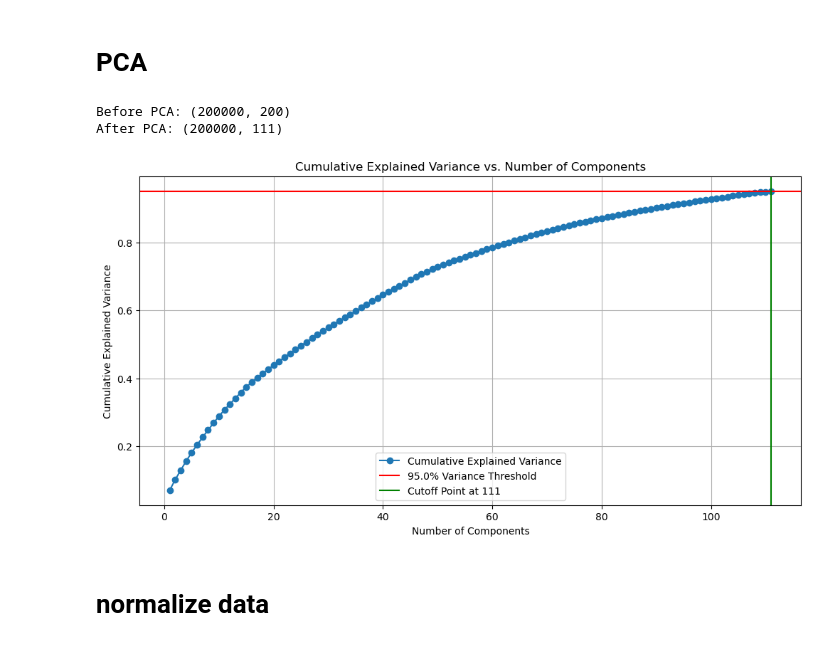
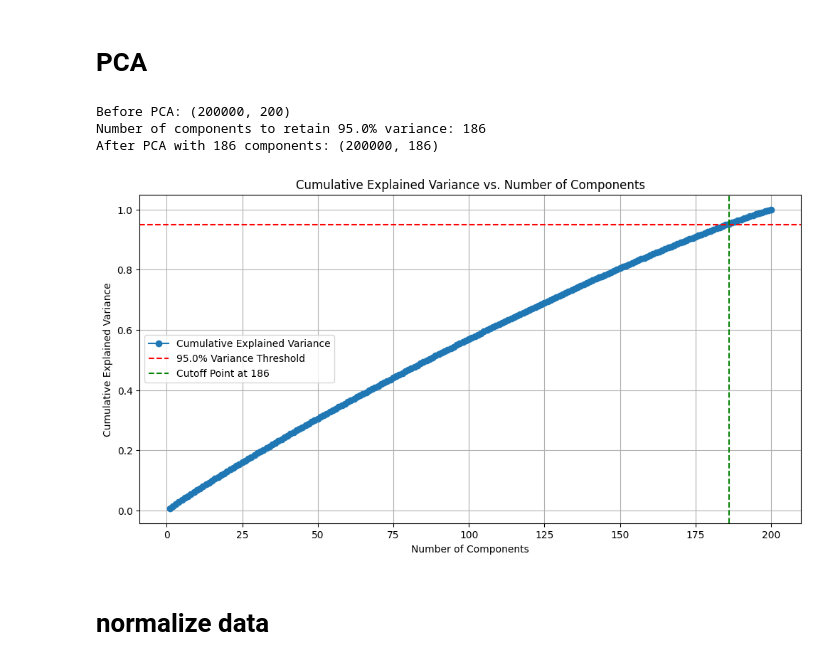
Before and after one commit to azizabousam1/Housing-Market-Analysis, a Jupyter notebook: customer-transaction-prediction.ipynb, the cells around one changed output. Cells and saved outputs as stored; diff of their text form; code cells hidden in the pictures.

Commit message:
added graphs to under/over sampling, fix PCA graph, allow add data to repo

```diff
--- a/customer-transaction-prediction.ipynb
+++ b/customer-transaction-prediction.ipynb
@@ -31,7 +31,7 @@ from collections import Counter
 # %% [markdown]
 ## Load Data
 # %%
-data = pd.read_csv("train.csv", index_col=0, low_memory=False)
+data = pd.read_csv("data/train.csv", index_col=0, low_memory=False)
 data
 # %% [output]
 |  | target | var_0 | var_1 | var_2 | var_3 | var_4 | var_5 | var_6 | var_7 | var_8 | ... | ... |
@@ -182,30 +182,34 @@ dtype: float64
 # %%
 print(f"Before PCA: {X.shape}")
 
 variance_threshold = 0.95
-pca = PCA(n_components=variance_threshold)
+pca = PCA()
 X_pca = pca.fit_transform(X)
-print(f"After PCA: {X_pca.shape}")
+
 
 explained_variance_ratio = np.cumsum(pca.explained_variance_ratio_)
+
+cutoff_point = np.argmax(explained_variance_ratio >= variance_threshold) + 1
+
+print(f"Number of components to retain {variance_threshold*100}% variance: {cutoff_point}")
+print(f"After PCA with {cutoff_point} components: {X_pca[:, :cutoff_point].shape}")
+
 components = range(1, len(explained_variance_ratio) + 1)
-
 plt.figure(figsize=(12, 6))
 plt.plot(components, explained_variance_ratio, marker='o', label='Cumulative Explained Variance')
-plt.axhline(y=variance_threshold, color='r', label=f'{variance_threshold*100}% Variance Threshold')
-cutoff_point = np.argmax(explained_variance_ratio >= variance_threshold) + 1
-plt.axvline(x=cutoff_point, color='g', label=f'Cutoff Point at {cutoff_point}')
+plt.axhline(y=variance_threshold, color='r', linestyle='--', label=f'{variance_threshold*100}% Variance Threshold')
+plt.axvline(x=cutoff_point, color='g', linestyle='--', label=f'Cutoff Point at {cutoff_point}')
+plt.title('Cumulative Explained Variance vs. Number of Components')
 plt.xlabel('Number of Components')
 plt.ylabel('Cumulative Explained Variance')
-plt.title('Cumulative Explained Variance vs. Number of Components')
 plt.grid(True)
 plt.legend()
-
 plt.show()
 # %% [output]
 Before PCA: (200000, 200)
-After PCA: (200000, 111)
+Number of components to retain 95.0% variance: 186
+After PCA with 186 components: (200000, 186)
-[figure, old version]
+[figure, new version]
 # %% [markdown]
 # normalize data
 # %%
```
Also changed, not shown: parts of 9 cells of this notebook, 1 other file.
